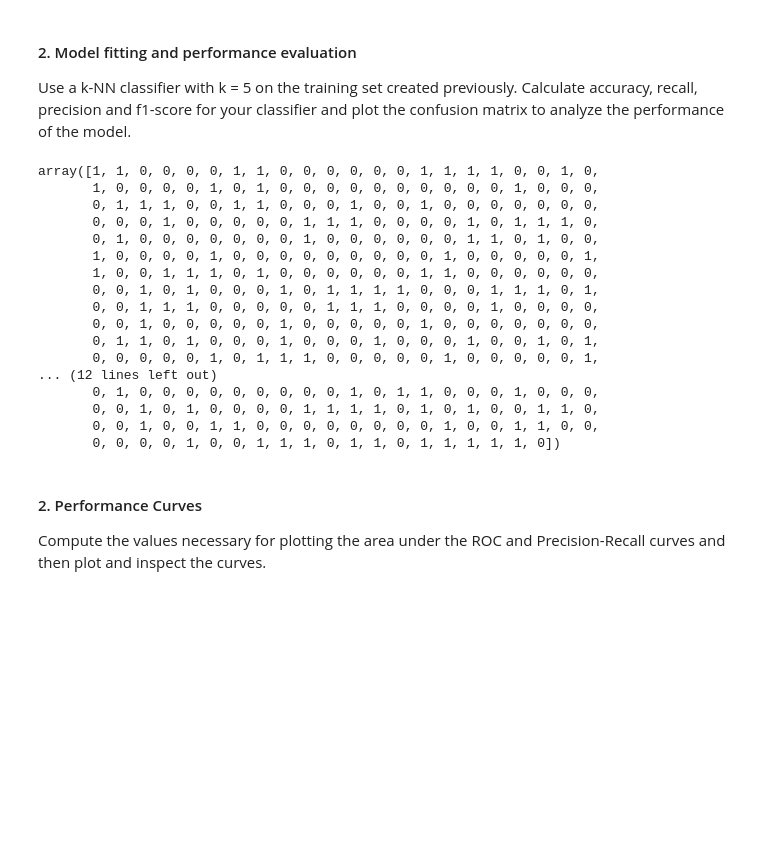
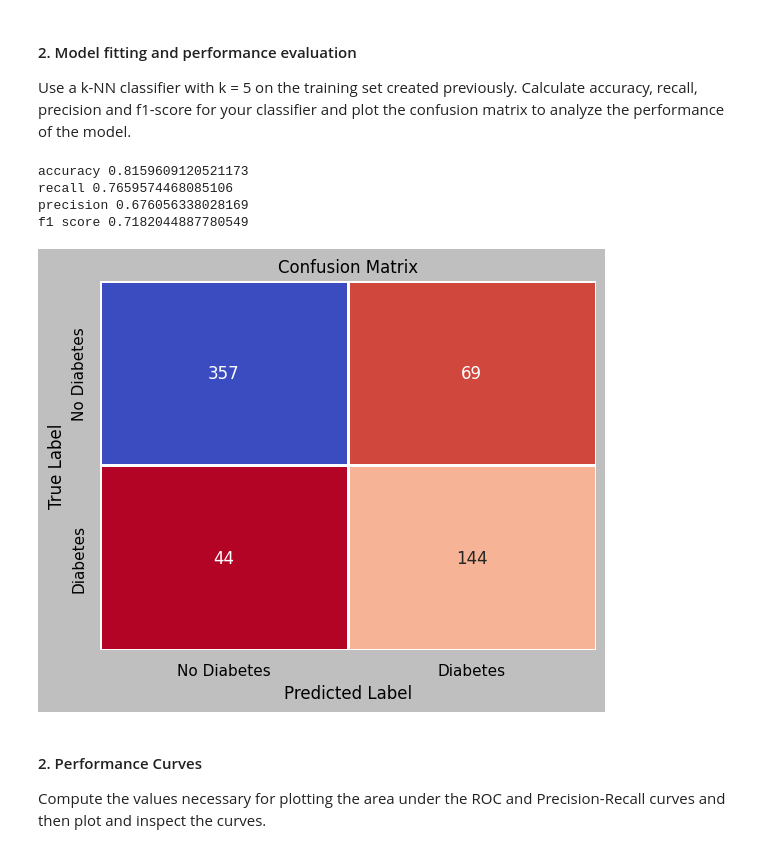
Before and after one commit to isaacwuerth/FTP_MachLe_A, a Jupyter notebook: Exercise02/Exercise2.ipynb, the cells around one changed output. Cells and saved outputs as stored; diff of their text form; code cells hidden in the pictures; blank space fills up the shorter version.

```diff
--- a/Exercise02/Exercise2.ipynb
+++ b/Exercise02/Exercise2.ipynb
@@ -190,45 +190,47 @@ to analyze the performance of the model.
 # %%
 #### START YOUR SOLUTION HERE ####
 # Fit kNN model with k=5 to the training data
 from sklearn.neighbors import KNeighborsClassifier
 knn = KNeighborsClassifier(n_neighbors=5).fit(trainX, trainy)
 
 # Get predictions on test set
 trainX_pred = knn.predict(trainX)
 
 # Compute the performance measures listed in the text above
 ## accuracy
 acc = accuracy_score(trainX_pred, trainy)
 ## recall
 rec = recall_score(trainX_pred, trainy)
 ## precision
 pre = precision_score(trainX_pred, trainy)
 ## f1-score
 f1 = f1_score(trainX_pred, trainy)
 
 # Print the values of all performance measures except the confusion matrix
+print("accuracy", acc, "\nrecall", rec, "\nprecision", pre, "\nf1 score", f1)
 
 # Display confusion matrix using a heatmap
+conmat = confusion_matrix(trainX_pred, trainy)
+sns.heatmap(conmat,
+            annot=True,
+            fmt='d',
+            cbar=False,
+            cmap="coolwarm_r",
+            xticklabels=labels,
+            yticklabels=labels,
+            linewidth = 1)
+plt.title("Confusion Matrix")
+plt.xlabel('Predicted Label')
+plt.ylabel('True Label')
+plt.show()
 
 #### END YOUR SOLUTION HERE ####
 # %% [output]
-array([1, 1, 0, 0, 0, 0, 1, 1, 0, 0, 0, 0, 0, 0, 1, 1, 1, 1, 0, 0, 1, 0,
-       1, 0, 0, 0, 0, 1, 0, 1, 0, 0, 0, 0, 0, 0, 0, 0, 0, 0, 1, 0, 0, 0,
-       0, 1, 1, 1, 0, 0, 1, 1, 0, 0, 0, 1, 0, 0, 1, 0, 0, 0, 0, 0, 0, 0,
-       0, 0, 0, 1, 0, 0, 0, 0, 0, 1, 1, 1, 0, 0, 0, 0, 1, 0, 1, 1, 1, 0,
-       0, 1, 0, 0, 0, 0, 0, 0, 0, 1, 0, 0, 0, 0, 0, 0, 1, 1, 0, 1, 0, 0,
-       1, 0, 0, 0, 0, 1, 0, 0, 0, 0, 0, 0, 0, 0, 0, 1, 0, 0, 0, 0, 0, 1,
-       1, 0, 0, 1, 1, 1, 0, 1, 0, 0, 0, 0, 0, 0, 1, 1, 0, 0, 0, 0, 0, 0,
-       0, 0, 1, 0, 1, 0, 0, 0, 1, 0, 1, 1, 1, 1, 0, 0, 0, 1, 1, 1, 0, 1,
-       0, 0, 1, 1, 1, 0, 0, 0, 0, 0, 1, 1, 1, 0, 0, 0, 0, 1, 0, 0, 0, 0,
-       0, 0, 1, 0, 0, 0, 0, 0, 1, 0, 0, 0, 0, 0, 1, 0, 0, 0, 0, 0, 0, 0,
-       0, 1, 1, 0, 1, 0, 0, 0, 1, 0, 0, 0, 1, 0, 0, 0, 1, 0, 0, 1, 0, 1,
-       0, 0, 0, 0, 0, 1, 0, 1, 1, 1, 0, 0, 0, 0, 0, 1, 0, 0, 0, 0, 0, 1,
-... (12 lines left out)
-       0, 1, 0, 0, 0, 0, 0, 0, 0, 0, 0, 1, 0, 1, 1, 0, 0, 0, 1, 0, 0, 0,
-       0, 0, 1, 0, 1, 0, 0, 0, 0, 1, 1, 1, 1, 0, 1, 0, 1, 0, 0, 1, 1, 0,
-       0, 0, 1, 0, 0, 1, 1, 0, 0, 0, 0, 0, 0, 0, 0, 1, 0, 0, 1, 1, 0, 0,
-       0, 0, 0, 0, 1, 0, 0, 1, 1, 1, 0, 1, 1, 0, 1, 1, 1, 1, 1, 0])
+accuracy 0.8159609120521173
+recall 0.7659574468085106
+precision 0.676056338028169
+f1 score 0.7182044887780549
+[figure, added]
 # %% [markdown]
 #### 2. Performance Curves
 Compute the values necessary for plotting the area under the ROC and Precision-Recall curves and then plot and inspect the curves.
```
Also changed, not shown: parts of 2 cells of this notebook.
